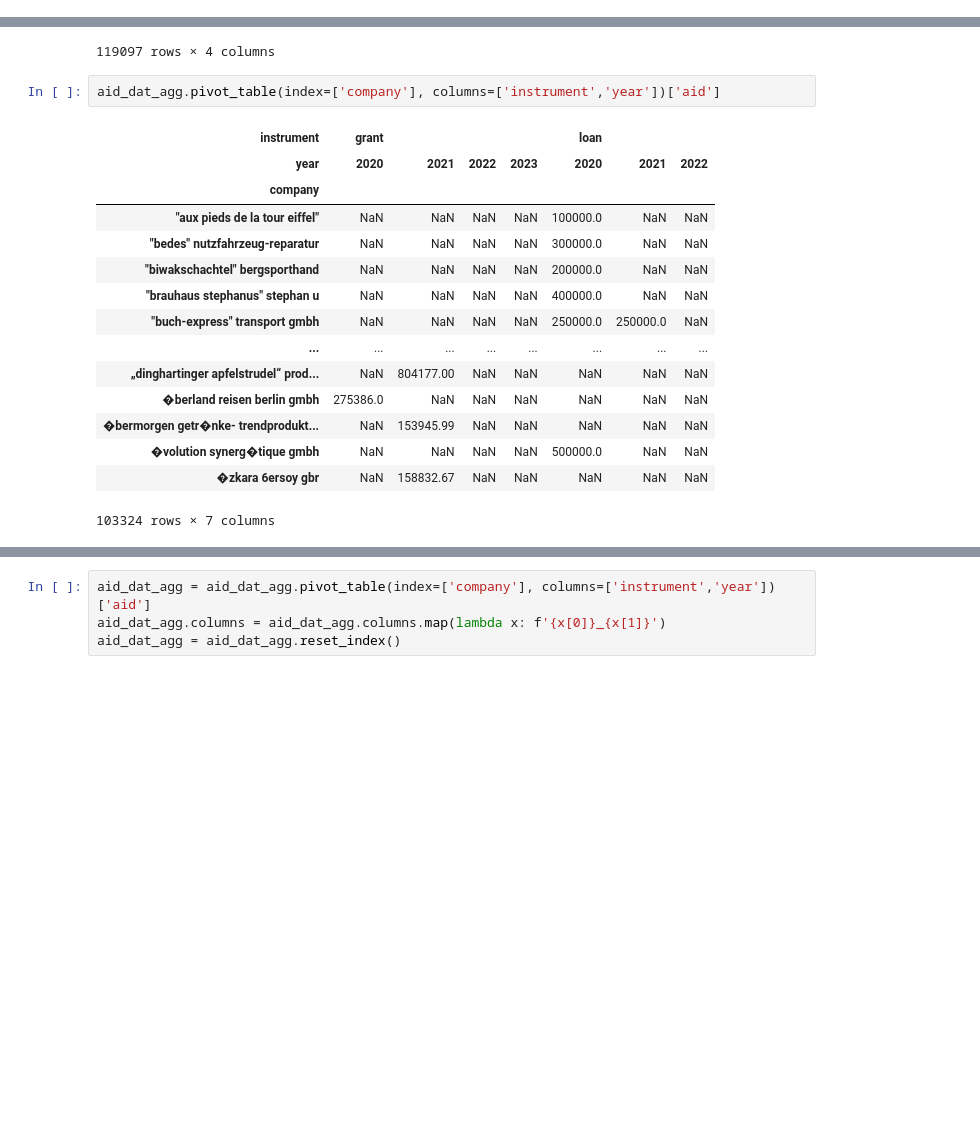
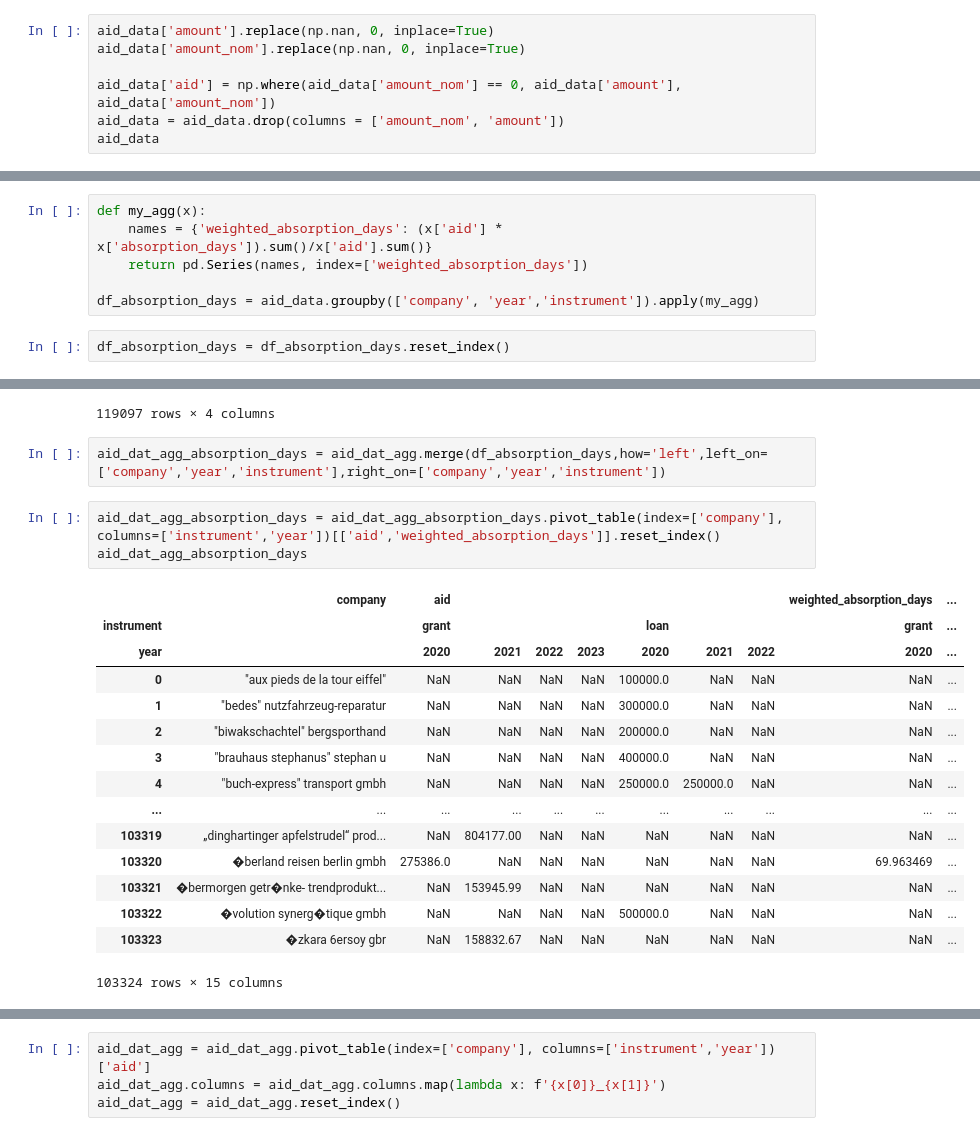
Before and after one commit to m-schildt/AAA, a Jupyter notebook: 4_data_merge.ipynb, the cells around one changed output, grey strips where cells are left out. Cells and saved outputs as stored; diff of their text form; blank space fills up the shorter version.

```diff
--- a/4_data_merge.ipynb
+++ b/4_data_merge.ipynb
@@ -266,0 +267,7 @@ aid_dat_agg
+# %%
+aid_data['amount'].replace(np.nan, 0, inplace=True)
+aid_data['amount_nom'].replace(np.nan, 0, inplace=True)
+
+aid_data['aid'] = np.where(aid_data['amount_nom'] == 0, aid_data['amount'], aid_data['amount_nom'])
+aid_data = aid_data.drop(columns = ['amount_nom', 'amount'])
+aid_data
@@ -266,0 +288,8 @@ aid_dat_agg
+# %%
+def my_agg(x):
+    names = {'weighted_absorption_days': (x['aid'] * x['absorption_days']).sum()/x['aid'].sum()}
+    return pd.Series(names, index=['weighted_absorption_days'])
+
+df_absorption_days = aid_data.groupby(['company', 'year','instrument']).apply(my_agg)
+# %%
+df_absorption_days = df_absorption_days.reset_index()
@@ -300,21 +345,24 @@ aid_dat_agg
 | 119095 | �volution synerg�tique gmbh | 2020 | loan | 500000.00 |
 | 119096 | �zkara 6ersoy gbr | 2021 | grant | 158832.67 |
 119097 rows × 4 columns
+# %%
+aid_dat_agg_absorption_days = aid_dat_agg.merge(df_absorption_days,how='left',left_on=['company','year','instrument'],right_on=['company','year','instrument'])
 # %%
-aid_dat_agg.pivot_table(index=['company'], columns=['instrument','year'])['aid']
+aid_dat_agg_absorption_days = aid_dat_agg_absorption_days.pivot_table(index=['company'], columns=['instrument','year'])[['aid','weighted_absorption_days']].reset_index()
+aid_dat_agg_absorption_days
 # %% [output]
-| instrument | grant |  |  |  | loan |  |  |
-| year | 2020 | 2021 | 2022 | 2023 | 2020 | 2021 | 2022 |
-| company |  |  |  |  |  |  |  |
-| "aux pieds de la tour eiffel" | NaN | NaN | NaN | NaN | 100000.0 | NaN | NaN |
-| "bedes" nutzfahrzeug-reparatur | NaN | NaN | NaN | NaN | 300000.0 | NaN | NaN |
-| "biwakschachtel" bergsporthand | NaN | NaN | NaN | NaN | 200000.0 | NaN | NaN |
-| "brauhaus stephanus" stephan u | NaN | NaN | NaN | NaN | 400000.0 | NaN | NaN |
-| "buch-express" transport gmbh | NaN | NaN | NaN | NaN | 250000.0 | 250000.0 | NaN |
-| ... | ... | ... | ... | ... | ... | ... | ... |
-| „dinghartinger apfelstrudel“ prod... | NaN | 804177.00 | NaN | NaN | NaN | NaN | NaN |
-| �berland reisen berlin gmbh | 275386.0 | NaN | NaN | NaN | NaN | NaN | NaN |
-| �bermorgen getr�nke- trendprodukt... | NaN | 153945.99 | NaN | NaN | NaN | NaN | NaN |
-| �volution synerg�tique gmbh | NaN | NaN | NaN | NaN | 500000.0 | NaN | NaN |
-| �zkara 6ersoy gbr | NaN | 158832.67 | NaN | NaN | NaN | NaN | NaN |
+|  | company | aid |  |  |  |  |  |  | weighted_absorption_days | ... |
+| instrument |  | grant |  |  |  | loan |  |  | grant | ... |
+| year |  | 2020 | 2021 | 2022 | 2023 | 2020 | 2021 | 2022 | 2020 | ... |
+| 0 | "aux pieds de la tour eiffel" | NaN | NaN | NaN | NaN | 100000.0 | NaN | NaN | NaN | ... |
+| 1 | "bedes" nutzfahrzeug-reparatur | NaN | NaN | NaN | NaN | 300000.0 | NaN | NaN | NaN | ... |
+| 2 | "biwakschachtel" bergsporthand | NaN | NaN | NaN | NaN | 200000.0 | NaN | NaN | NaN | ... |
+| 3 | "brauhaus stephanus" stephan u | NaN | NaN | NaN | NaN | 400000.0 | NaN | NaN | NaN | ... |
+| 4 | "buch-express" transport gmbh | NaN | NaN | NaN | NaN | 250000.0 | 250000.0 | NaN | NaN | ... |
+| ... | ... | ... | ... | ... | ... | ... | ... | ... | ... | ... |
+| 103319 | „dinghartinger apfelstrudel“ prod... | NaN | 804177.00 | NaN | NaN | NaN | NaN | NaN | NaN | ... |
+| 103320 | �berland reisen berlin gmbh | 275386.0 | NaN | NaN | NaN | NaN | NaN | NaN | 69.963469 | ... |
+| 103321 | �bermorgen getr�nke- trendprodukt... | NaN | 153945.99 | NaN | NaN | NaN | NaN | NaN | NaN | ... |
+| 103322 | �volution synerg�tique gmbh | NaN | NaN | NaN | NaN | 500000.0 | NaN | NaN | NaN | ... |
+| 103323 | �zkara 6ersoy gbr | NaN | 158832.67 | NaN | NaN | NaN | NaN | NaN | NaN | ... |
-103324 rows × 7 columns
+103324 rows × 15 columns
```
Also changed, not shown: parts of 15 cells of this notebook, 29 other files.
